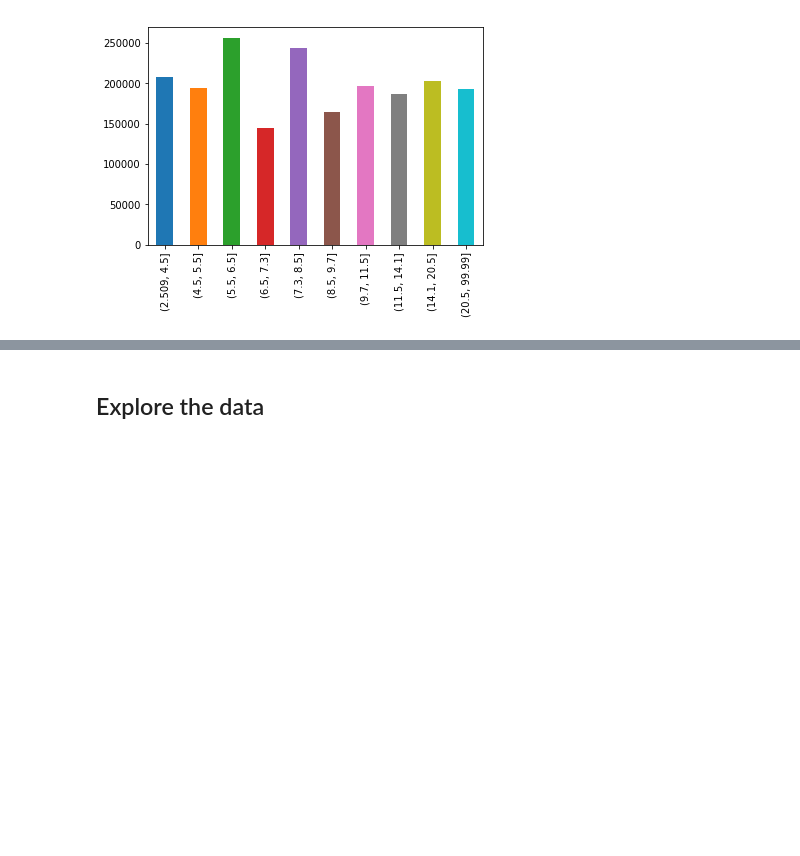
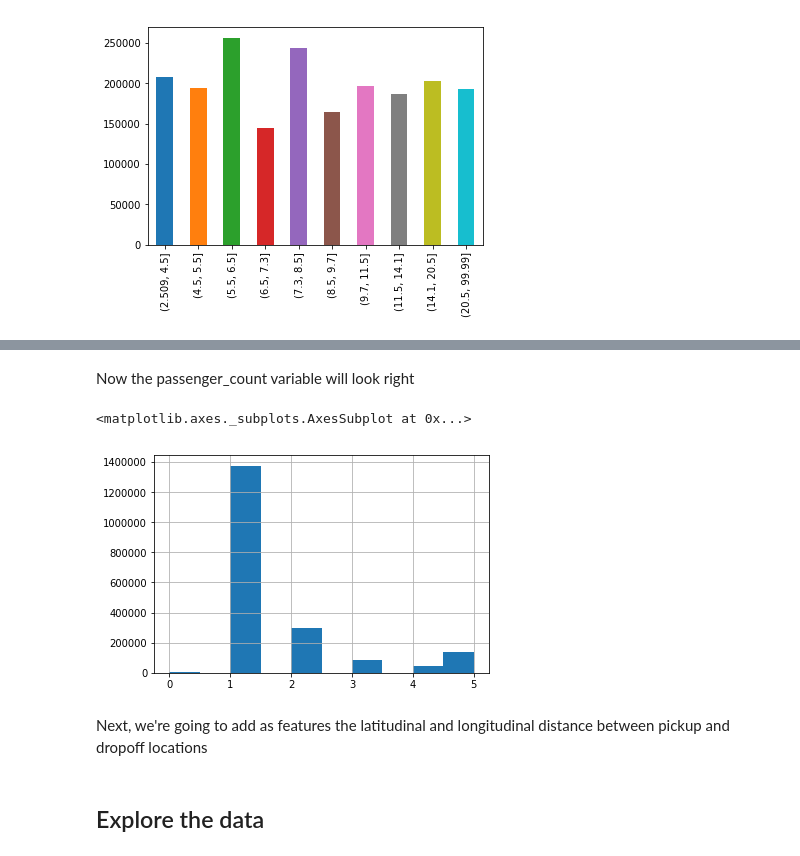
Before and after one commit to tchanda90/kaggle-taxifare, a Jupyter notebook: taxifare.ipynb, the cells around one changed output, grey strips where cells are left out. Drawn from its saved outputs; the diff is of its cells as text; code cells hidden in the pictures; blank space fills up the shorter version.

```diff
--- a/taxifare.ipynb
+++ b/taxifare.ipynb
@@ -61 +85,12 @@ train = train[train['passenger_count'] < 6]
+# %% [markdown]
+Now the passenger_count variable will look right
+# %%
+#remove rows with passenger_count > 6
+train = train[train['passenger_count'] < 6]
+train['passenger_count'].hist()
+# %% [output]
+<matplotlib.axes._subplots.AxesSubplot at 0x...>
+[figure, added]
+# %% [markdown]
+Next, we're going to add as features the latitudinal and longitudinal distance between pickup and dropoff locations
 # %%
```
Also changed, not shown: parts of 18 cells of this notebook.
